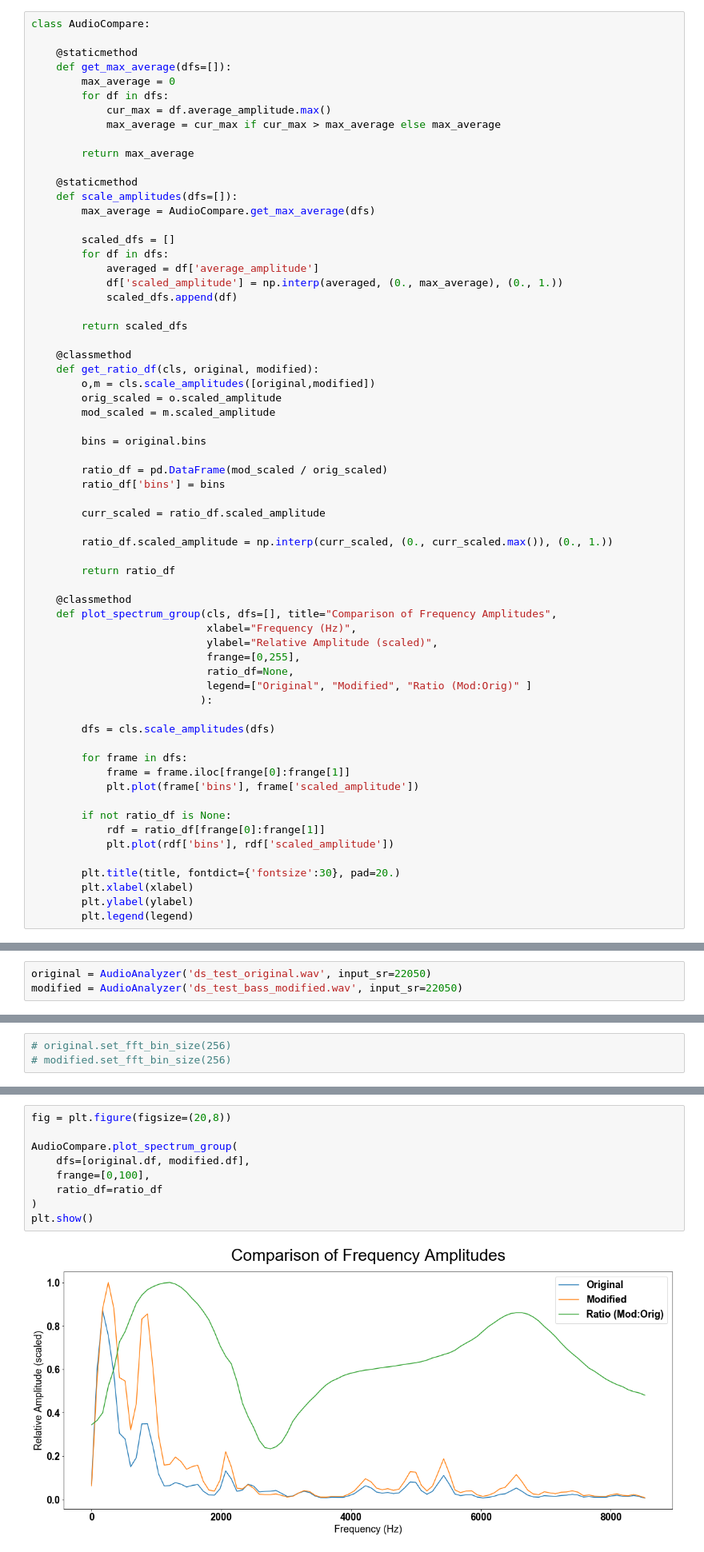
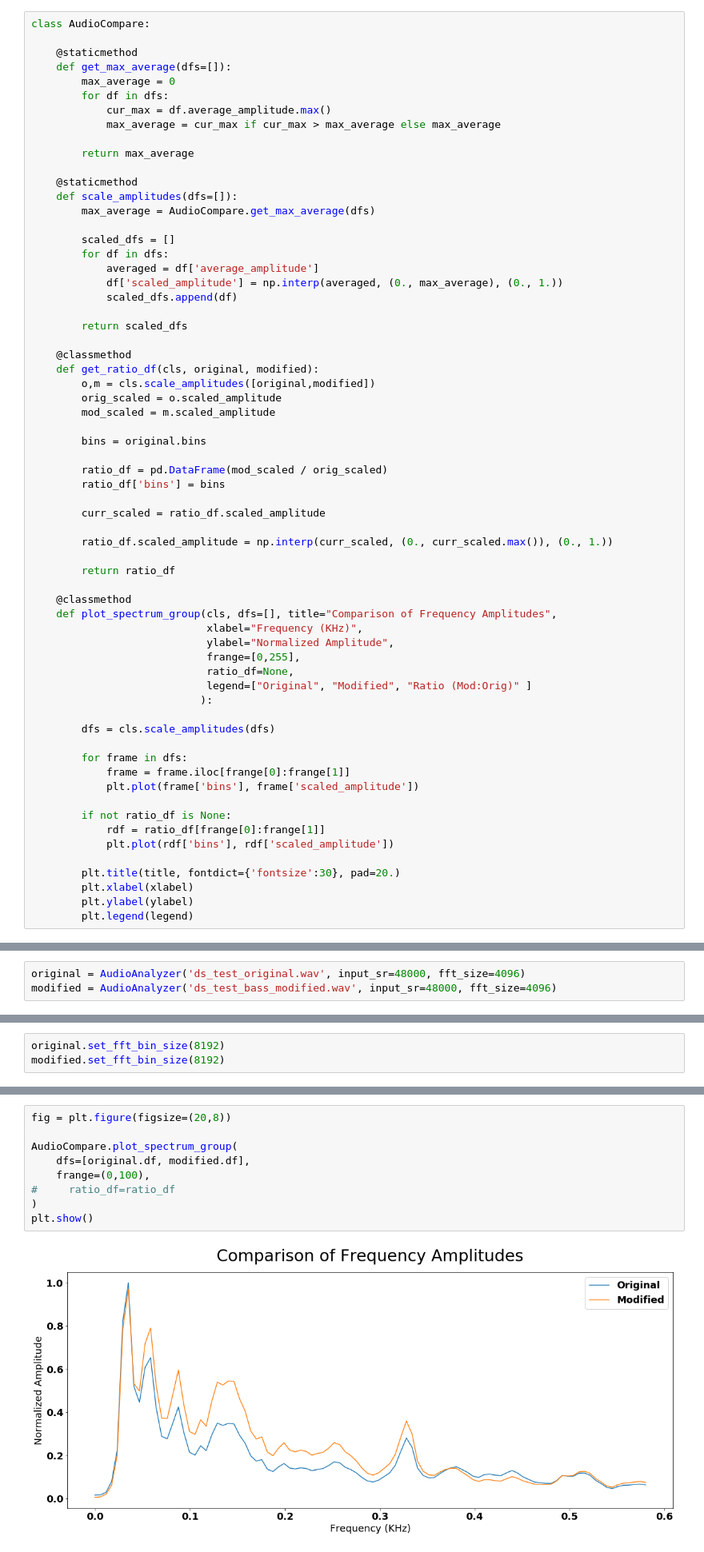
Before and after one commit to QED0711/ds_practice, a Jupyter notebook: librosa/audio_file_analyzer.ipynb, the cells around one changed output, grey strips where cells are left out. Shown at 80% size. Saved outputs shown, nothing was run; the diff lists cells and outputs as text.

```diff
--- a/librosa/audio_file_analyzer.ipynb
+++ b/librosa/audio_file_analyzer.ipynb
@@ -135,8 +119,8 @@ class AudioCompare:
 
     @classmethod
     def plot_spectrum_group(cls, dfs=[], title="Comparison of Frequency Amplitudes",
-                            xlabel="Frequency (Hz)",
-                            ylabel="Relative Amplitude (scaled)",
+                            xlabel="Frequency (KHz)",
+                            ylabel="Normalized Amplitude",
                             frange=[0,255],
                             ratio_df=None,
                             legend=["Original", "Modified", "Ratio (Mod:Orig)" ]
@@ -161,8 +145,8 @@ class AudioCompare:
 # %% [markdown]
 ## Load audio files - Original & Modified
 # %%
-original = AudioAnalyzer('ds_test_original.wav', input_sr=22050)
-modified = AudioAnalyzer('ds_test_bass_modified.wav', input_sr=22050)
+original = AudioAnalyzer('ds_test_original.wav', input_sr=48000, fft_size=4096)
+modified = AudioAnalyzer('ds_test_bass_modified.wav', input_sr=48000, fft_size=4096)
 # %% [markdown]
 ## Create the DataFrames for each audio file (will be stored in .df for each AudioAnalyzer)
 # %%
@@ -175,8 +174,8 @@ pass
 
 (this is not really necessary for basic comparisons, but is available if desired)
 # %%
-# original.set_fft_bin_size(256)
-# modified.set_fft_bin_size(256)
+original.set_fft_bin_size(8192)
+modified.set_fft_bin_size(8192)
 # %% [markdown]
 ## Create a Ratio DataFrame from the Original and Modified DFs
 # %%
@@ -187,14 +186,14 @@ ratio_df = AudioCompare.get_ratio_df(original=original.df, modified=modified.df)
 # %%
 fig = plt.figure(figsize=(20,8))
 
 AudioCompare.plot_spectrum_group(
     dfs=[original.df, modified.df],
-    frange=[0,100],
-    ratio_df=ratio_df
+    frange=(0,100),
+#     ratio_df=ratio_df
 )
 plt.show()
 # %% [output]
-[figure, old version]
+[figure, new version]
 # %% [markdown]
 # SIBELIUS TEST
 # %%
```
Also changed, not shown: parts of 9 cells of this notebook, 1 other file.
